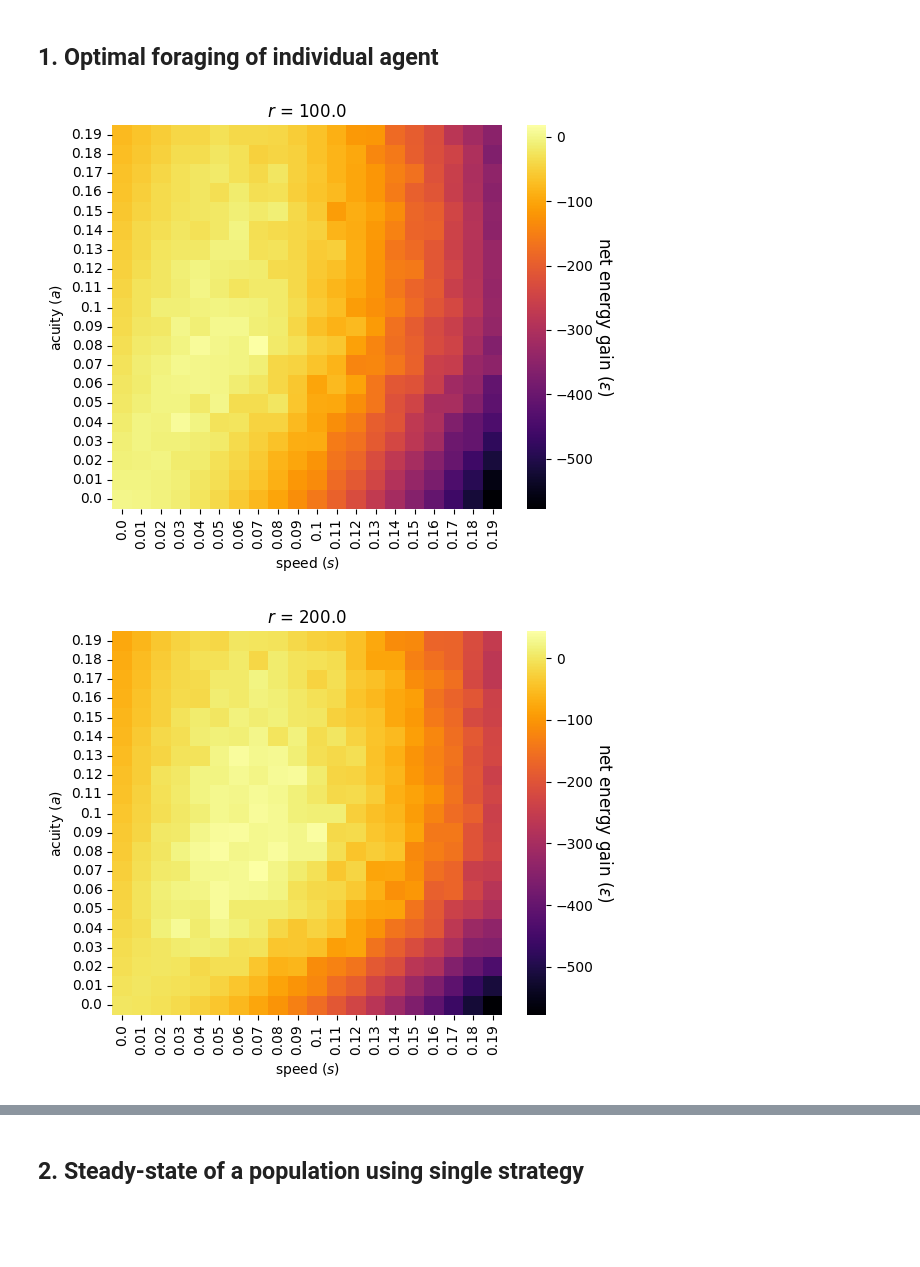
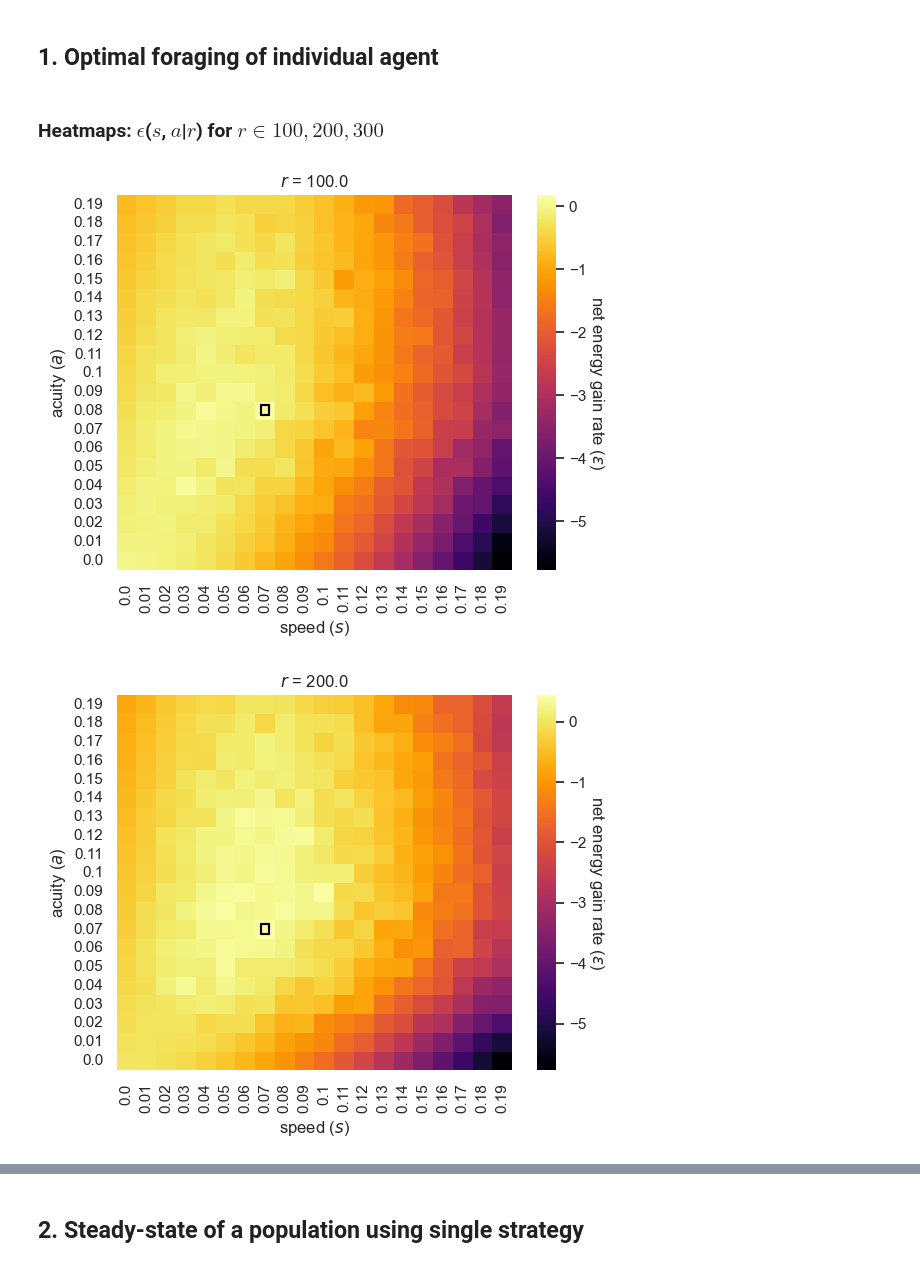
Before and after one commit to PrometheosFire/foraging-sim, a Jupyter notebook: evaluation/results.ipynb, the cells around one changed output, grey strips where cells are left out. Drawn from its saved outputs; the diff is of its cells as text; code cells hidden in the pictures; blank space fills up the shorter version.

```diff
--- a/evaluation/results.ipynb
+++ b/evaluation/results.ipynb
@@ -9,16 +11,28 @@ import numpy as np
 # %% [markdown]
 ## 1.  Optimal foraging of individual agent
+# %% [markdown]
+### Heatmaps: $\epsilon$($s$, $a$|$r$) for $r\in{100, 200, 300}$
 # %%
 # Parameters
-F = 1       # resource energy
+F = 1                # resource energy
 c_s = 160
 c_a = 4
-generation = 1000
+generations = 1000   # number of generations
+delta_t = 0.1        # time between generations
+
+# Colours for maximum values
+star_colors = {
+    100: "blue",
+    200: "orange",
+    300: "green"
+}
 
 # Load agent-level data
-df = pd.read_csv("./simulation_results/3_1Rate100_200_300.csv", delimiter=",")
+df = pd.read_csv("./simulation_results/3_1_energy.csv", delimiter=",")
 df = df.apply(pd.to_numeric, errors="coerce")
-#df["energy"] = df["energy"] / generation
+
+# epsilon = energy / time = energy / (generations * time between generations)
+df["net_energy_gain_rate"] = df["energy"] / (generations * delta_t)
 
 # Get sorted unique values of 'Rate'
 r_values = sorted(df["Rate"].unique())
@@ -31,35 +45,62 @@ for r_value in r_values:
     # Create pivot table for heatmap
     pivot_table = subset.pivot_table(
         index='acuity',
         columns='speed',
-        values='energy'
+        values='net_energy_gain_rate'
     )
 
     # Create a new figure for each plot
     plt.figure(figsize=(6, 5))
 
     # Create the heatmap
     heatmap = sns.heatmap(
         pivot_table,
         cmap="inferno",
         cbar=True
     )
 
-    # Add colorbar label
+    # Add colorbar and label
     cbar = heatmap.collections[0].colorbar
-    cbar.set_label(r"net energy gain ($\varepsilon$)", rotation=-90, labelpad=15, fontsize=12)
+    cbar.set_label(r"net energy gain rate ($\varepsilon$)", rotation=-90, labelpad=15, fontsize=12)
 
     # Add title and axis labels
     plt.title(fr"$r$ = {r_value}")
     plt.xlabel(r"speed ($s$)")
     plt.ylabel(r"acuity ($a$)")
 
     # Flip y-axis so that higher speed is at the top
     plt.gca().invert_yaxis()
 
+    # Find maximum net energy gain rate
+    max_val = pivot_table.max().max()
+
+    # Find net energy gain rate maximizers
+    max_coords = np.where(pivot_table == max_val)
+
+    star_color = star_colors.get(r_value, "white")
+
+    # Mark maximum in the heatmap
+    for y_idx, x_idx in zip(*max_coords):
+        text = plt.text(
+            x=x_idx + 0.5,
+            y=y_idx + 0.5,
+            s="★",
+            color=star_color,
+            ha='center',
+            va='center',
+            fontsize=12,
+            fontweight='bold'
+        )
+
+        # Add back contour
+        text.set_path_effects([
+            path_effects.Stroke(linewidth=1.5, foreground='black'),
+            path_effects.Normal()
+        ])
+
     # Display the figure
     plt.tight_layout()
     plt.show()
 # %% [output]
-[figure, old version]
+[figure, new version]
-[figure, old version]
+[figure, new version]
```
Also changed, not shown: parts of 15 cells of this notebook.
